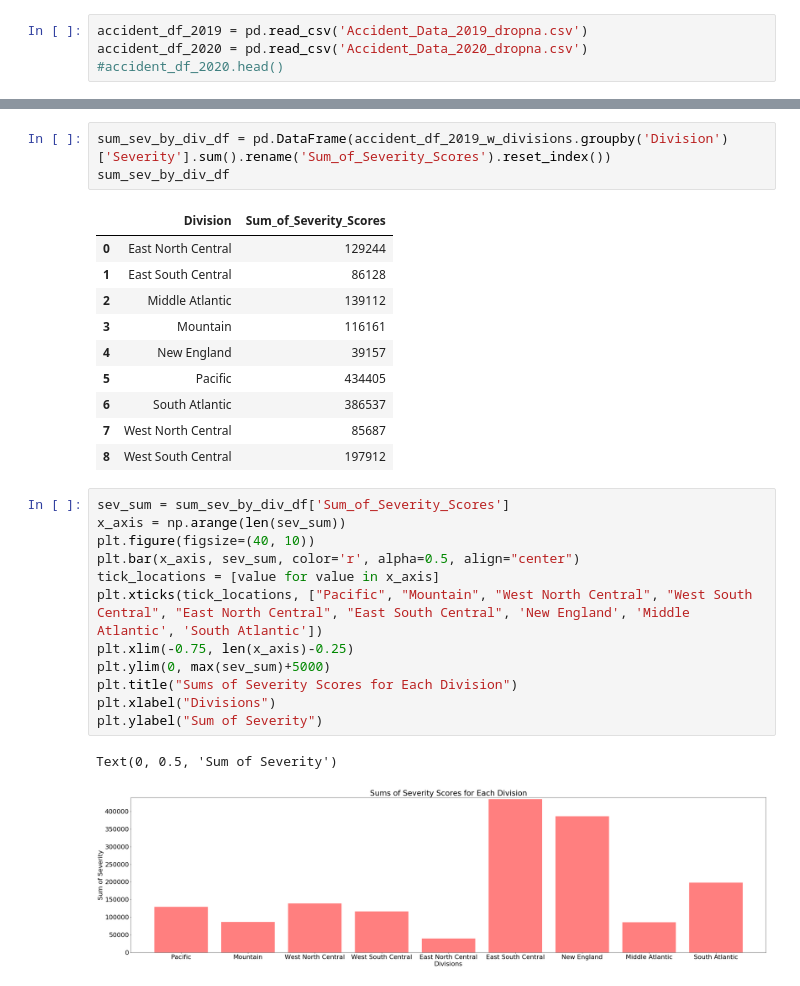
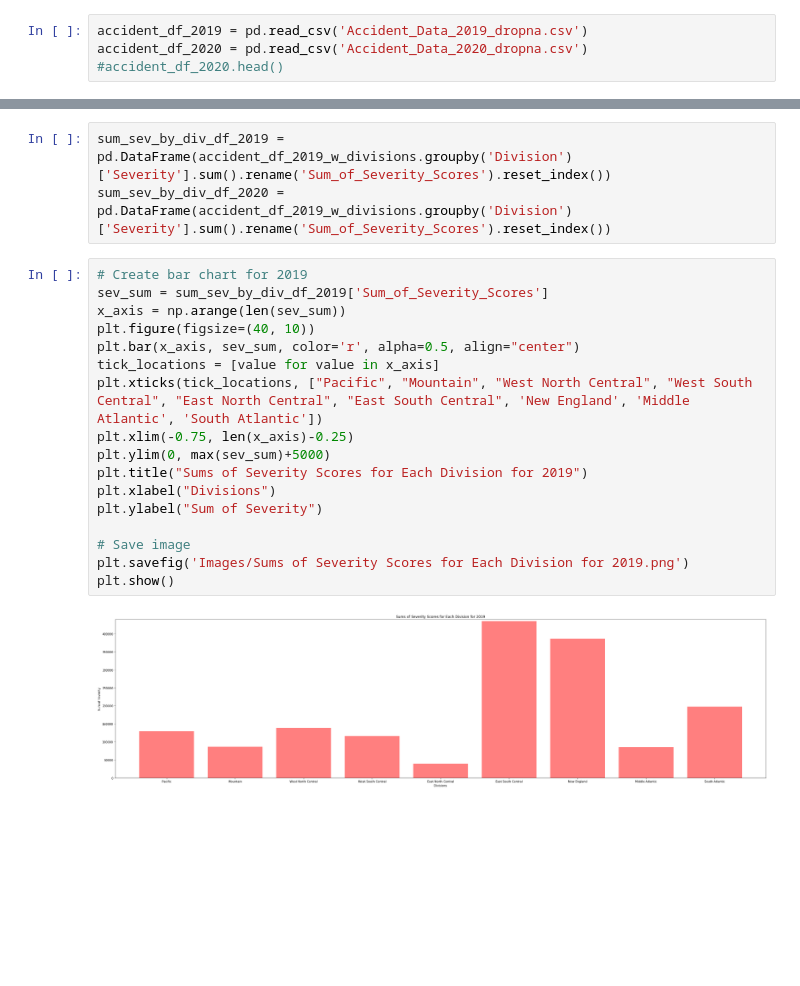
Before and after one commit to sebastiandifrancesco/Accident_Data_2019_Versus_2020, a Jupyter notebook: Visualizations.ipynb, the cells around one changed output, grey strips where cells are left out. Saved outputs shown, nothing was run; the diff lists cells and outputs as text; blank space fills up the shorter version.

```diff
--- a/Visualizations.ipynb
+++ b/Visualizations.ipynb
@@ -34,31 +37,24 @@ accident_df_2019_w_divisions = pd.merge(accident_df_2019,all_div_df,on='State')
 accident_df_2020_w_divisions = pd.merge(accident_df_2020,all_div_df,on='State')
 #accident_df_2020_w_divisions.head()
 # %%
-sum_sev_by_div_df = pd.DataFrame(accident_df_2019_w_divisions.groupby('Division')['Severity'].sum().rename('Sum_of_Severity_Scores').reset_index())
-sum_sev_by_div_df
+sum_sev_by_div_df_2019 = pd.DataFrame(accident_df_2019_w_divisions.groupby('Division')['Severity'].sum().rename('Sum_of_Severity_Scores').reset_index())
+sum_sev_by_div_df_2020 = pd.DataFrame(accident_df_2019_w_divisions.groupby('Division')['Severity'].sum().rename('Sum_of_Severity_Scores').reset_index())
-# %% [output]
-|  | Division | Sum_of_Severity_Scores |
-| 0 | East North Central | 129244 |
-| 1 | East South Central | 86128 |
-| 2 | Middle Atlantic | 139112 |
-| 3 | Mountain | 116161 |
-| 4 | New England | 39157 |
-| 5 | Pacific | 434405 |
-| 6 | South Atlantic | 386537 |
-| 7 | West North Central | 85687 |
-| 8 | West South Central | 197912 |
 # %%
-sev_sum = sum_sev_by_div_df['Sum_of_Severity_Scores']
+# Create bar chart for 2019
+sev_sum = sum_sev_by_div_df_2019['Sum_of_Severity_Scores']
 x_axis = np.arange(len(sev_sum))
 plt.figure(figsize=(40, 10))
 plt.bar(x_axis, sev_sum, color='r', alpha=0.5, align="center")
 tick_locations = [value for value in x_axis]
 plt.xticks(tick_locations, ["Pacific", "Mountain", "West North Central", "West South Central", "East North Central", "East South Central", 'New England', 'Middle Atlantic', 'South Atlantic'])
 plt.xlim(-0.75, len(x_axis)-0.25)
 plt.ylim(0, max(sev_sum)+5000)
-plt.title("Sums of Severity Scores for Each Division")
+plt.title("Sums of Severity Scores for Each Division for 2019")
 plt.xlabel("Divisions")
 plt.ylabel("Sum of Severity")
+
+# Save image
+plt.savefig('Images/Sums of Severity Scores for Each Division for 2019.png')
+plt.show()
 # %% [output]
-Text(0, 0.5, 'Sum of Severity')
-[figure, old version]
+[figure, new version]
```
Also changed, not shown: parts of 5 cells of this notebook, 5 other files.
